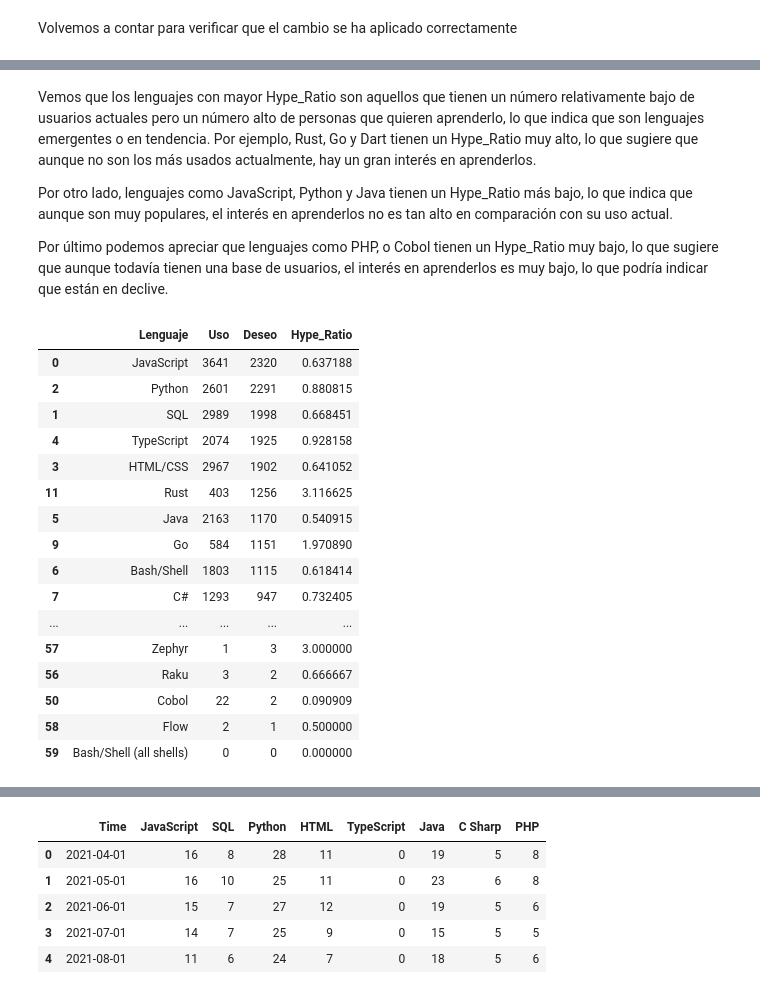
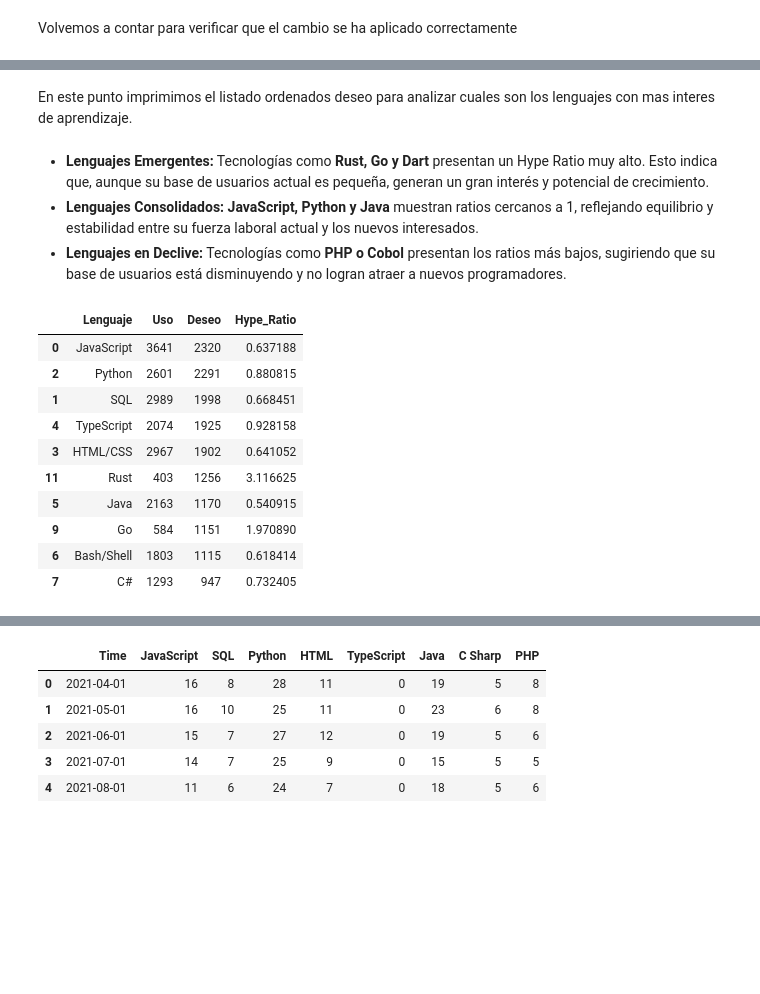
Before and after one commit to jlalonsoredon/EDA-programacion-tendencias, a Jupyter notebook: analisis-Stack-Overflow.ipynb, the cells around one changed output, grey strips where cells are left out. Saved outputs shown, nothing was run; the diff lists cells and outputs as text; code cells hidden in the pictures; blank space fills up the shorter version.

Commit message:
cambios en los comentarios y creación de tabla de métodos de aprendizaje

```diff
--- a/analisis-Stack-Overflow.ipynb
+++ b/analisis-Stack-Overflow.ipynb
@@ -219,13 +252,25 @@ Deberíamos unificar este criterio para sumar sus menciones.
 # %%
-# Definimos el mapeo de lo que queremos cambiar
-mapeo_shell = {
-    'Bash/Shell (all shells)': 'Bash/Shell'
+# creamos un diccionario con los cambios que queremos hacer para unificar los nombres de los lenguajes
+mapeo_terms = {
+    'Bash/Shell (all shells)': 'Bash/Shell',
+    'COBOL': 'Cobol'
 }
+#definiendo una función para reemplazar los nombres de los lenguajes en ambas columnas
+def normalizar_lenguajes_col(serie, mapeo):
+    return (
+        serie.fillna('')
+             .str.split(';')
+             .apply(lambda xs: ';'.join([mapeo.get(x.strip(), x.strip()) for x in xs if x.strip()]))
+             .replace('', np.nan)
+    )
 
-# Reemplazamos en ambas columnas
-# Usamos regex=False para que trate el paréntesis como texto normal y no como comando de búsqueda
-df_master['Lenguajes_uso'] = df_master['Lenguajes_uso'].str.replace('Bash/Shell (all shells)', 'Bash/Shell', regex=False)
-df_master['Lenguajes_deseo'] = df_master['Lenguajes_deseo'].str.replace('Bash/Shell (all shells)', 'Bash/Shell', regex=False)
+df_master['Lenguajes_uso'] = normalizar_lenguajes_col(df_master['Lenguajes_uso'], mapeo_terms)
+df_master['Lenguajes_deseo'] = normalizar_lenguajes_col(df_master['Lenguajes_deseo'], mapeo_terms)
+
+# importante: recalcular tras normalizar para que esos lenguajes no sigan apareciendo como distintos
+languages_usados = df_master['Lenguajes_uso'].dropna().str.split(';').explode().unique()
+languages_deseados = df_master['Lenguajes_deseo'].dropna().str.split(';').explode().unique()
+total_languages = set(languages_usados) | set(languages_deseados)
 # %% [markdown]
 Volvemos a contar para verificar que el cambio se ha aplicado correctamente
 # %%
@@ -303,30 +347,21 @@ df_popular_languages
-# %% [markdown]
-Vemos que los lenguajes con mayor Hype_Ratio son aquellos que tienen un número relativamente bajo de usuarios actuales pero un número alto de personas que quieren aprenderlo,
-lo que indica que son lenguajes emergentes o en tendencia.
-Por ejemplo, Rust, Go y Dart tienen un Hype_Ratio muy alto, lo que sugiere que aunque no son los más usados actualmente, hay un gran interés en aprenderlos.
-
-Por otro lado, lenguajes como JavaScript, Python y Java tienen un Hype_Ratio más bajo, lo que indica que aunque son muy populares, el interés en aprenderlos no es tan alto en comparación con su uso actual.
-
-Por último podemos apreciar que lenguajes como PHP, o Cobol tienen un Hype_Ratio muy bajo, lo que sugiere que aunque todavía tienen una base de usuarios,
-el interés en aprenderlos es muy bajo, lo que podría indicar que están en declive.
+# %% [markdown]
+En este punto imprimimos el listado ordenados deseo para analizar cuales son los lenguajes con mas interes de aprendizaje.
+# %% [markdown]
+* **Lenguajes Emergentes:** Tecnologías como **Rust, Go y Dart** presentan un Hype Ratio muy alto. Esto indica que, aunque su base de usuarios actual es pequeña, generan un gran interés y potencial de crecimiento.
+* **Lenguajes Consolidados:** **JavaScript, Python y Java** muestran ratios cercanos a 1, reflejando equilibrio y estabilidad entre su fuerza laboral actual y los nuevos interesados.
+* **Lenguajes en Declive:** Tecnologías como **PHP o Cobol** presentan los ratios más bajos, sugiriendo que su base de usuarios está disminuyendo y no logran atraer a nuevos programadores.
 # %%
 df_popular_languages.sort_values(by='Deseo', ascending=False, inplace=True)
-df_popular_languages
+df_popular_languages.head(10)
 # %% [output]
 |  | Lenguaje | Uso | Deseo | Hype_Ratio |
 | 0 | JavaScript | 3641 | 2320 | 0.637188 |
 | 2 | Python | 2601 | 2291 | 0.880815 |
 | 1 | SQL | 2989 | 1998 | 0.668451 |
 | 4 | TypeScript | 2074 | 1925 | 0.928158 |
 | 3 | HTML/CSS | 2967 | 1902 | 0.641052 |
 | 11 | Rust | 403 | 1256 | 3.116625 |
 | 5 | Java | 2163 | 1170 | 0.540915 |
 | 9 | Go | 584 | 1151 | 1.970890 |
 | 6 | Bash/Shell | 1803 | 1115 | 0.618414 |
 | 7 | C# | 1293 | 947 | 0.732405 |
-| ... | ... | ... | ... | ... |
-| 57 | Zephyr | 1 | 3 | 3.000000 |
-| 56 | Raku | 3 | 2 | 0.666667 |
-| 50 | Cobol | 22 | 2 | 0.090909 |
-| 58 | Flow | 2 | 1 | 0.500000 |
-| 59 | Bash/Shell (all shells) | 0 | 0 | 0.000000 |
```
Also changed, not shown: parts of 65 cells of this notebook, 1 other file.
